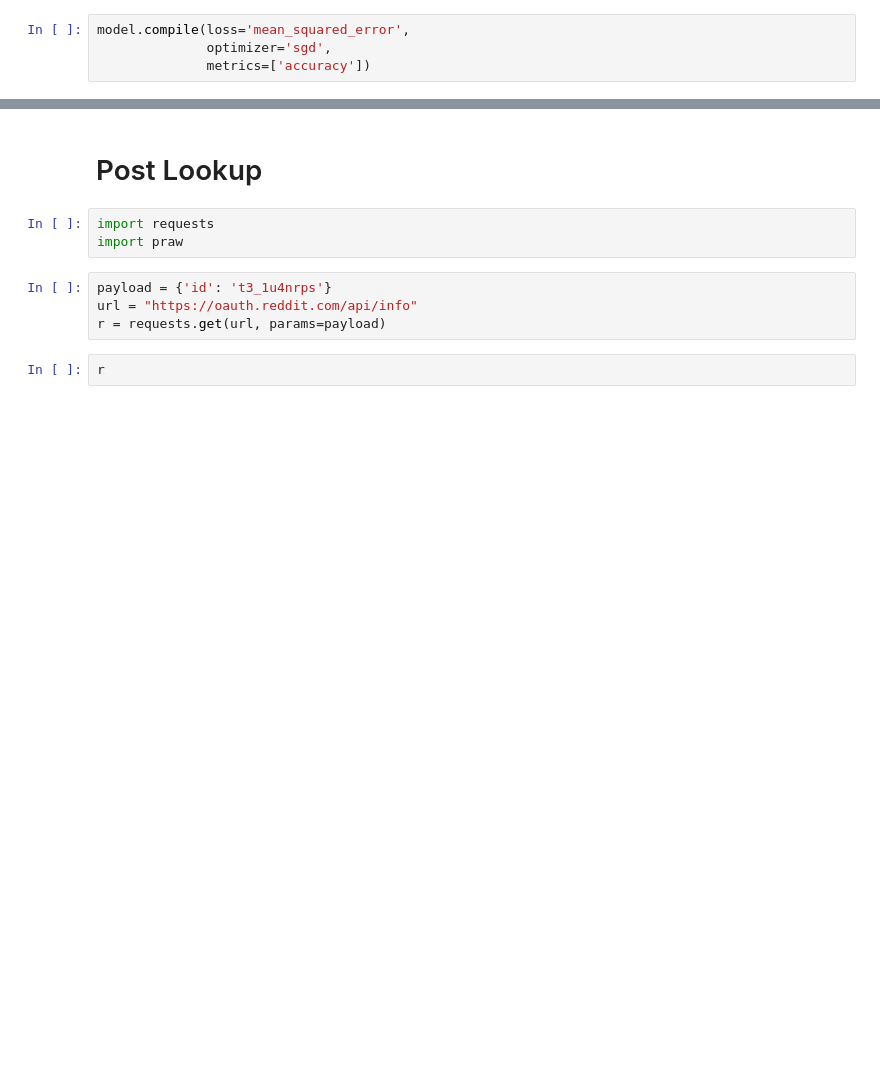
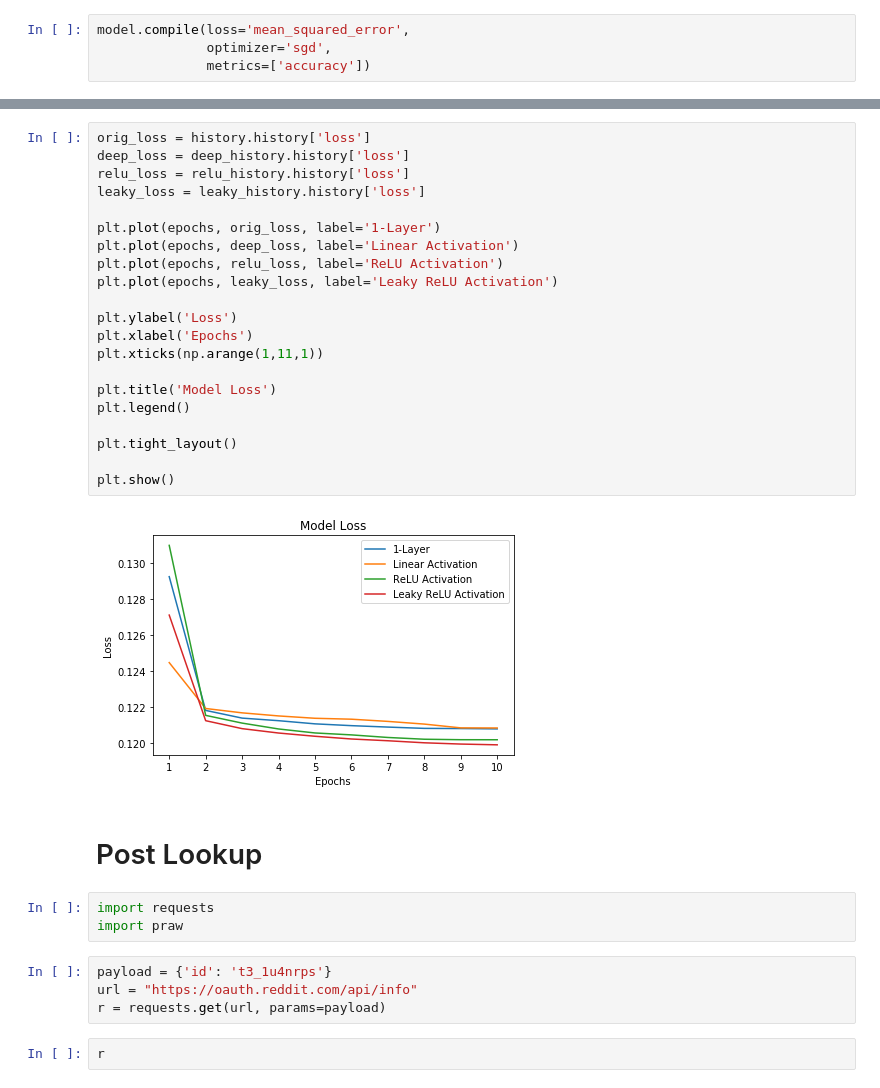
Before and after one commit to zhang-lucy/18.065-final-project, a Jupyter notebook: explore.ipynb, the cells around one changed output, grey strips where cells are left out. Saved outputs shown, nothing was run; the diff lists cells and outputs as text; blank space fills up the shorter version.

```diff
--- a/explore.ipynb
+++ b/explore.ipynb
@@ -624,3 +915,26 @@ Epoch 10/10
+# %%
+orig_loss = history.history['loss']
+deep_loss = deep_history.history['loss']
+relu_loss = relu_history.history['loss']
+leaky_loss = leaky_history.history['loss']
+
+plt.plot(epochs, orig_loss, label='1-Layer')
+plt.plot(epochs, deep_loss, label='Linear Activation')
+plt.plot(epochs, relu_loss, label='ReLU Activation')
+plt.plot(epochs, leaky_loss, label='Leaky ReLU Activation')
+
+plt.ylabel('Loss')
+plt.xlabel('Epochs')
+plt.xticks(np.arange(1,11,1))
+
+plt.title('Model Loss')
+plt.legend()
+
+plt.tight_layout()
+
+plt.show()
+# %% [output]
+[figure, added]
 # %% [markdown]
 # Post Lookup
 # %%
```
Also changed, not shown: parts of 40 cells of this notebook.
